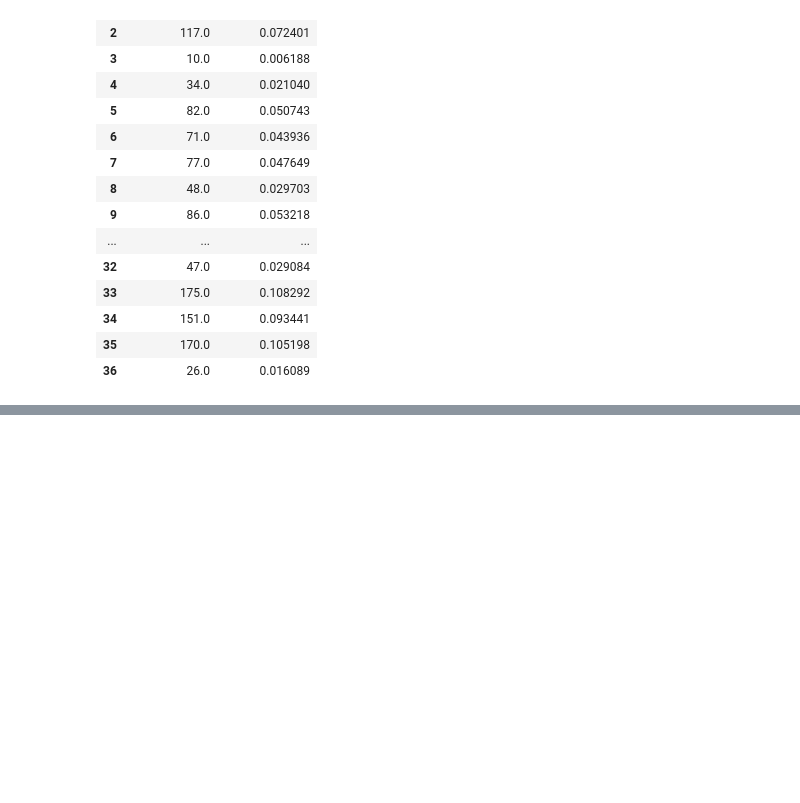
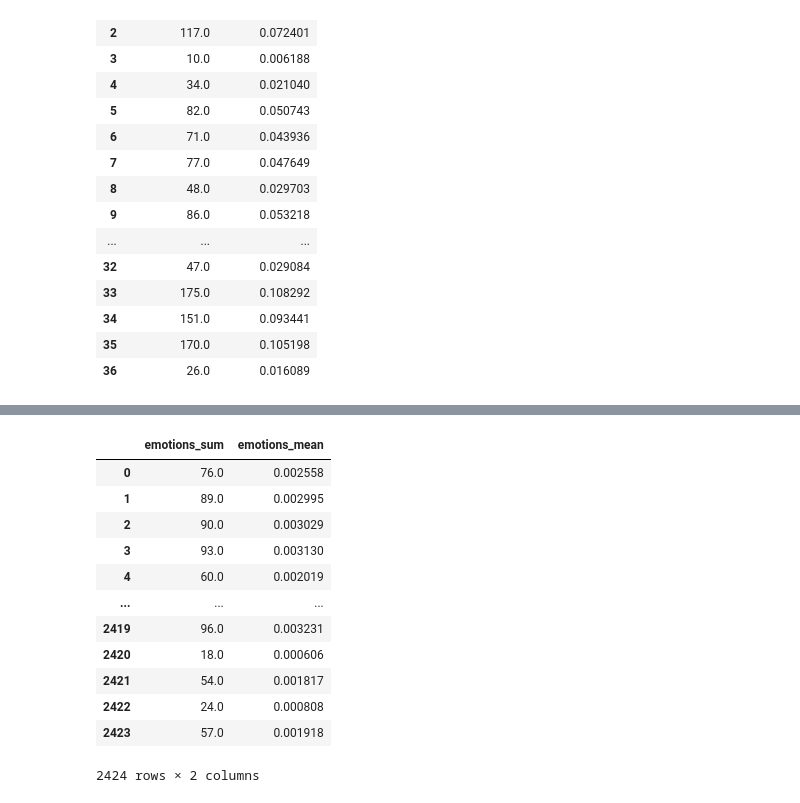
Before and after one commit to wojciechkosiuk/mISIe-SupervisionHack2023, a Jupyter notebook: bag_of_words.ipynb, the cells around one changed output, grey strips where cells are left out. Cells and saved outputs as stored; diff of their text form; code cells hidden in the pictures; blank space fills up the shorter version.

```diff
--- a/bag_of_words.ipynb
+++ b/bag_of_words.ipynb
@@ -307,0 +402,17 @@ final_df
+# %%
+emotion_cols = create_emotions_columns(df_desc_preprocessed['preprocessed_description'], grouped_emotions)
+emotion_cols
+# %% [output]
+|  | emotions_sum | emotions_mean |
+| 0 | 76.0 | 0.002558 |
+| 1 | 89.0 | 0.002995 |
+| 2 | 90.0 | 0.003029 |
+| 3 | 93.0 | 0.003130 |
+| 4 | 60.0 | 0.002019 |
+| ... | ... | ... |
+| 2419 | 96.0 | 0.003231 |
+| 2420 | 18.0 | 0.000606 |
+| 2421 | 54.0 | 0.001817 |
+| 2422 | 24.0 | 0.000808 |
+| 2423 | 57.0 | 0.001918 |
+2424 rows × 2 columns
```
Also changed, not shown: parts of 10 cells of this notebook, 3 other files.
